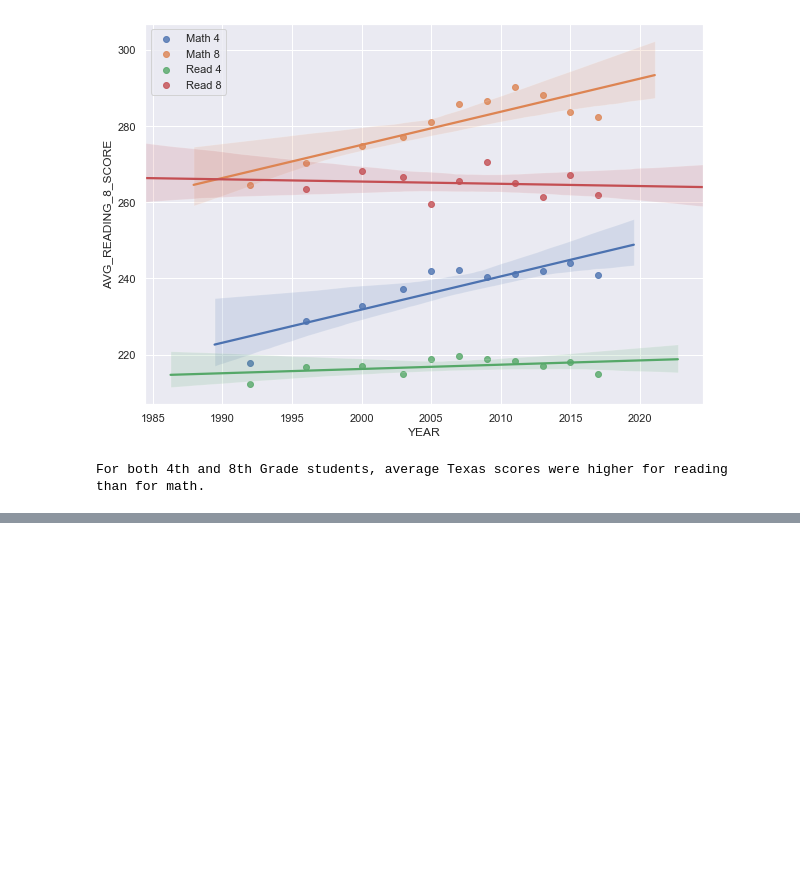
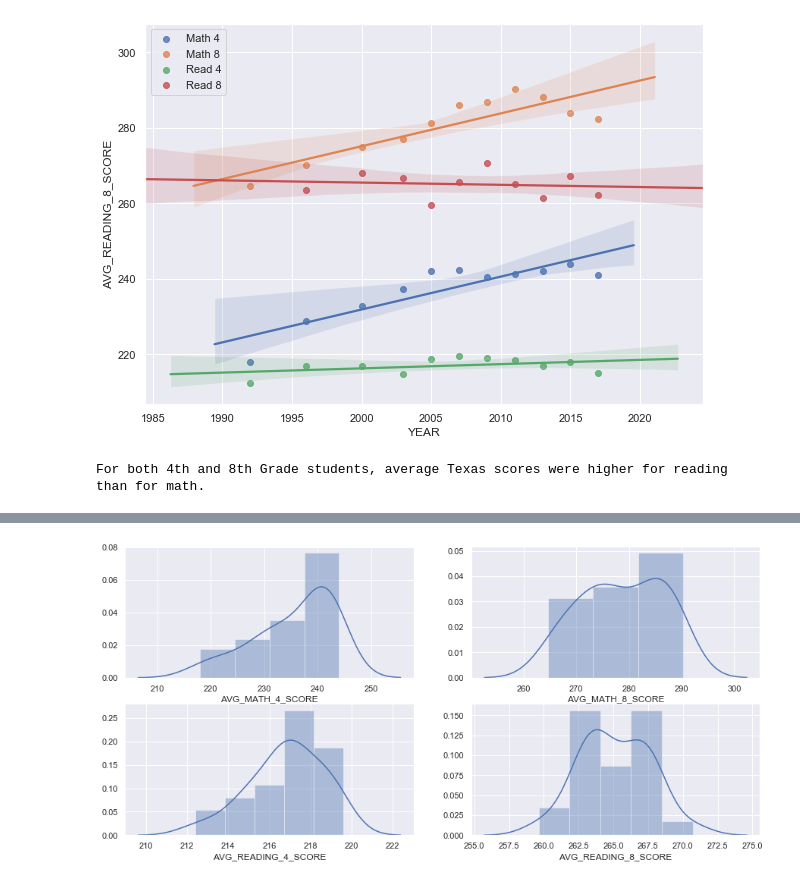
Before and after one commit to colettegabriel/data_science, a Jupyter notebook: Data Exploration 1.ipynb, the cells around one changed output, grey strips where cells are left out. Drawn from its saved outputs; the diff is of its cells as text; code cells hidden in the pictures; blank space fills up the shorter version.

```diff
--- a/Data Exploration 1.ipynb
+++ b/Data Exploration 1.ipynb
@@ -204,0 +226,29 @@ than for math.
+# %%
+#reduce blank values by using forward, then backward linear interpolation
+
+def gapfill (val):
+    val = val.interpolate()
+    val = val.interpolate(method ='linear', limit_direction ='backward')
+    return val
+
+
+ave_math4 = gapfill(Texas['AVG_MATH_4_SCORE'])
+ave_math8 = gapfill(Texas['AVG_MATH_8_SCORE'])
+ave_read4 = gapfill(Texas['AVG_READING_4_SCORE'])
+ave_read8 = gapfill(Texas['AVG_READING_8_SCORE'])
+
+plt.figure(figsize = (15,7))
+
+plt.subplot(2, 2, 1)
+sns.distplot(ave_math4);
+
+plt.subplot(2, 2, 2)
+sns.distplot(ave_math8);
+
+plt.subplot(2, 2, 3)
+sns.distplot(ave_read4);
+
+plt.subplot(2, 2, 4)
+sns.distplot(ave_read8);
+# %% [output]
+[figure, added]
```
Also changed, not shown: parts of 4 cells of this notebook.
